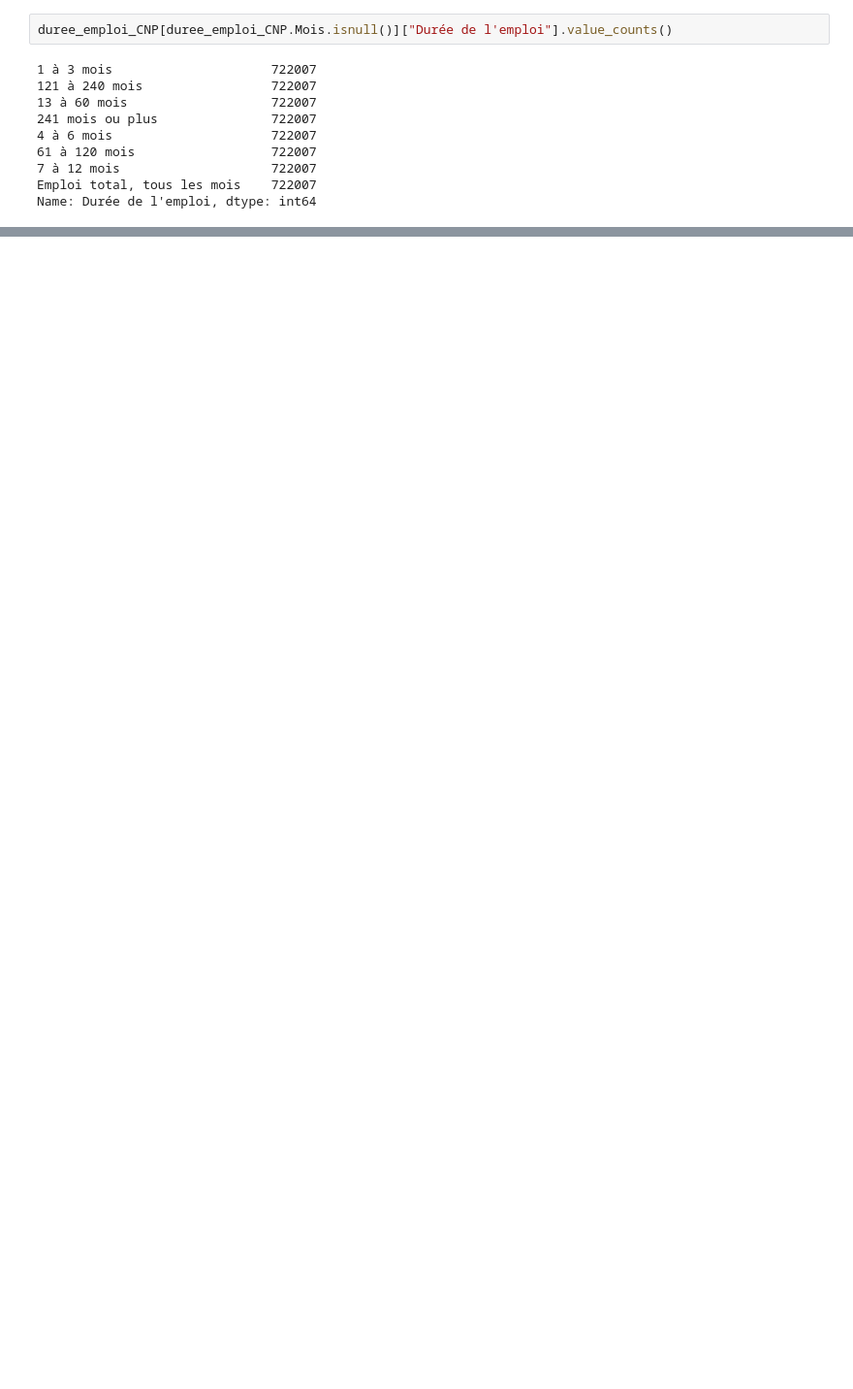
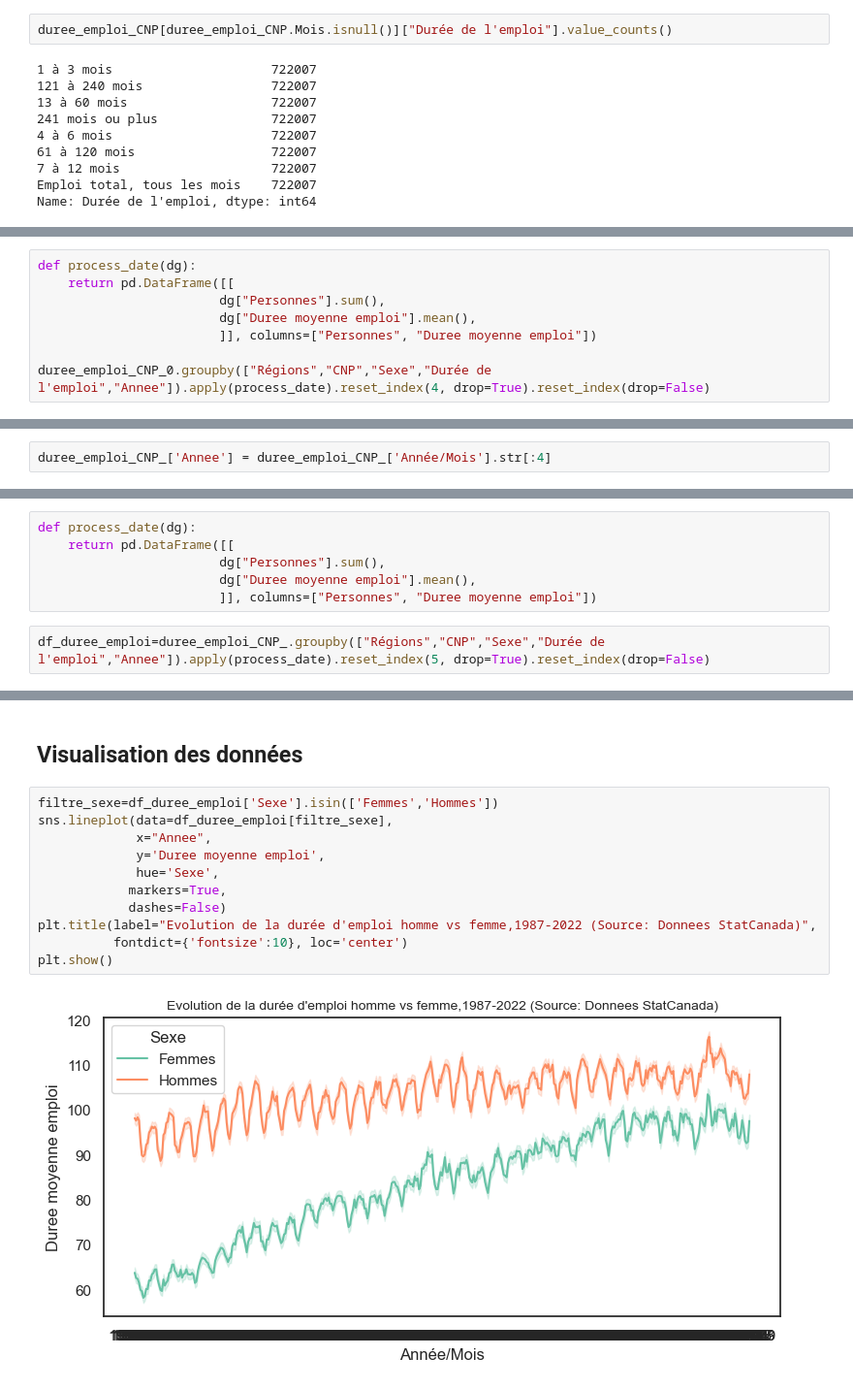
Before and after one commit to marciosdn/projet_77, a Jupyter notebook: AED durée emploi.ipynb, the cells around one changed output, grey strips where cells are left out. Shown at 97% size. Saved outputs shown, nothing was run; the diff lists cells and outputs as text; blank space fills up the shorter version.

```diff
--- a/AED durée emploi.ipynb
+++ b/AED durée emploi.ipynb
@@ -290,0 +376,8 @@ Name: Durée de l'emploi, dtype: int64
+# %%
+def process_date(dg):
+    return pd.DataFrame([[
+                        dg["Personnes"].sum(),
+                        dg["Duree moyenne emploi"].mean(),
+                        ]], columns=["Personnes", "Duree moyenne emploi"])
+
+duree_emploi_CNP_0.groupby(["Régions","CNP","Sexe","Durée de l'emploi","Annee"]).apply(process_date).reset_index(4, drop=True).reset_index(drop=False)
@@ -290,0 +400,2 @@ Name: Durée de l'emploi, dtype: int64
+# %%
+duree_emploi_CNP_['Annee'] = duree_emploi_CNP_['Année/Mois'].str[:4]
@@ -290,0 +411,8 @@ Name: Durée de l'emploi, dtype: int64
+# %%
+def process_date(dg):
+    return pd.DataFrame([[
+                        dg["Personnes"].sum(),
+                        dg["Duree moyenne emploi"].mean(),
+                        ]], columns=["Personnes", "Duree moyenne emploi"])
+# %%
+df_duree_emploi=duree_emploi_CNP_.groupby(["Régions","CNP","Sexe","Durée de l'emploi","Annee"]).apply(process_date).reset_index(5, drop=True).reset_index(drop=False)
@@ -290,0 +431,15 @@ Name: Durée de l'emploi, dtype: int64
+# %% [markdown]
+## Visualisation des données
+# %%
+filtre_sexe=df_duree_emploi['Sexe'].isin(['Femmes','Hommes'])
+sns.lineplot(data=df_duree_emploi[filtre_sexe],
+             x="Annee",
+             y='Duree moyenne emploi',
+             hue='Sexe',
+            markers=True,
+            dashes=False)
+plt.title(label="Evolution de la durée d'emploi homme vs femme,1987-2022 (Source: Donnees StatCanada)",
+          fontdict={'fontsize':10}, loc='center')
+plt.show()
+# %% [output]
+[figure, added]
```
Also changed, not shown: parts of 41 cells of this notebook.
